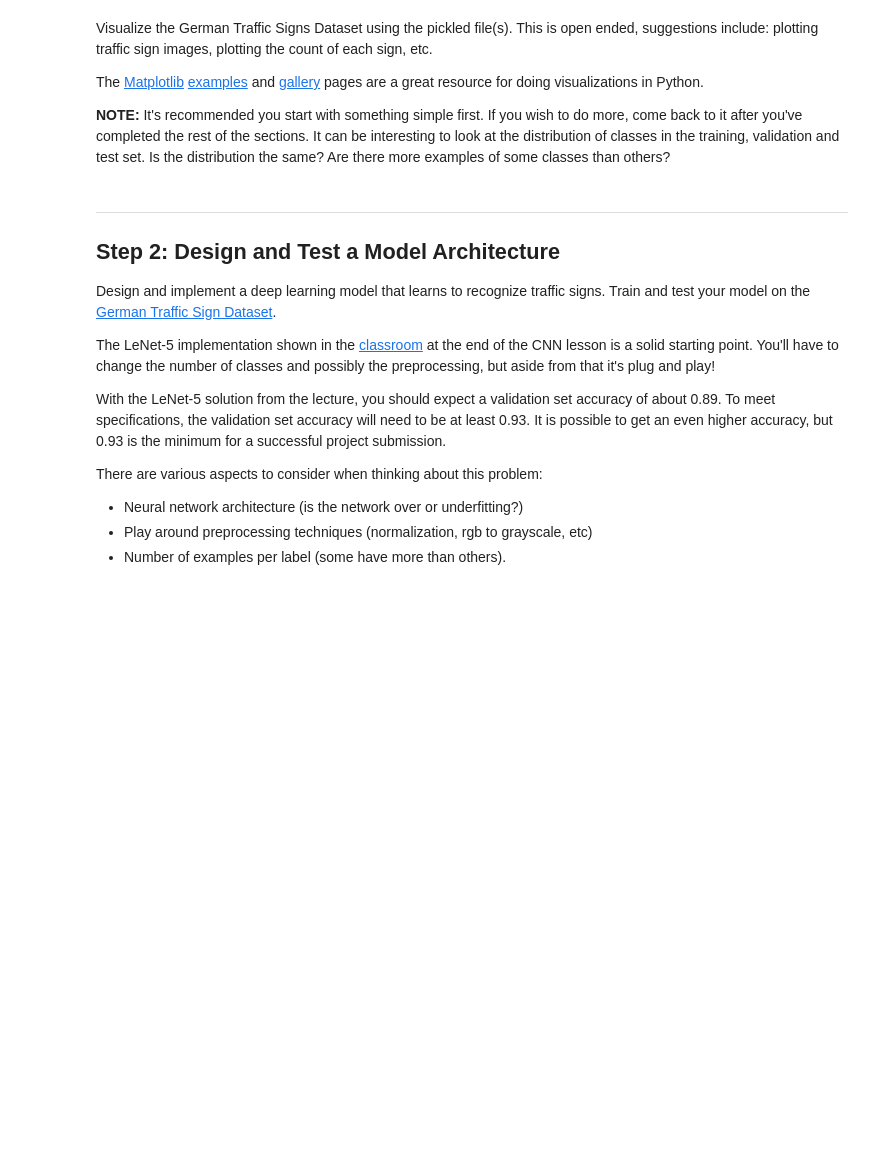
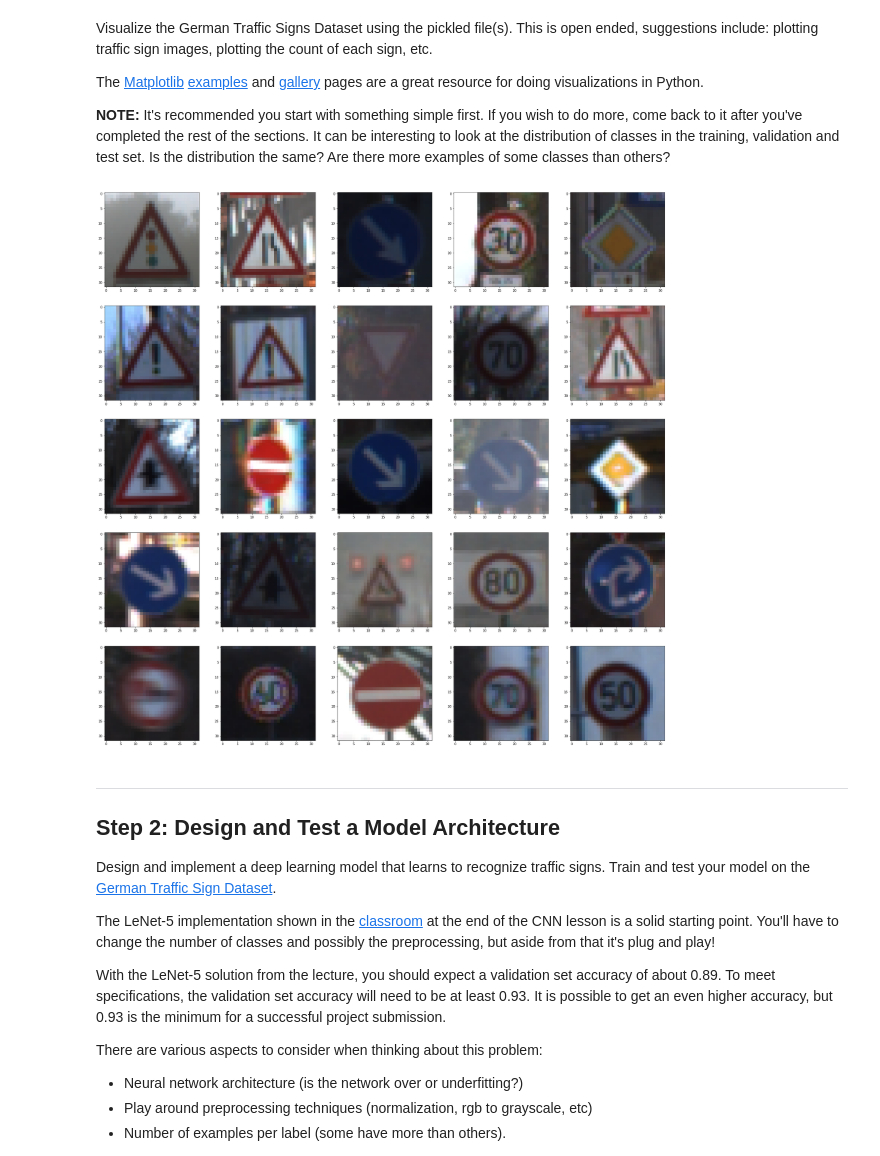
Before and after one commit to maanadoona/CarND-Traffic-Sign-Classifier-Project, a Jupyter notebook: Traffic_Sign_Classifier.ipynb, the cells around one changed output. Drawn from its saved outputs; the diff is of its cells as text; code cells hidden in the pictures; blank space fills up the shorter version.

Commit message:
Data Visualization & Pre-processing

```diff
--- a/Traffic_Sign_Classifier.ipynb
+++ b/Traffic_Sign_Classifier.ipynb
@@ -94,9 +98,21 @@ The [Matplotlib](http://matplotlib.org/) [examples](http://matplotlib.org/exampl
 # %%
 ### Data exploration visualization code goes here.
 ### Feel free to use as many code cells as needed.
 import matplotlib.pyplot as plt
+import random
 # Visualizations will be shown in the notebook.
 %matplotlib inline
+
+disp_x = 5
+disp_y = 5
+fig, axs = plt.subplots(disp_x,disp_y, figsize=(32, 32))
+axs = axs.ravel()
+for i in range(disp_x*disp_y):
+    index = random.randint(0, len(X_train))
+    image = X_train[index].squeeze()
+    axs[i].imshow(image)
+# %% [output]
+[figure, added]
 # %% [markdown]
 ----
 
```
Also changed, not shown: parts of 3 cells of this notebook.
